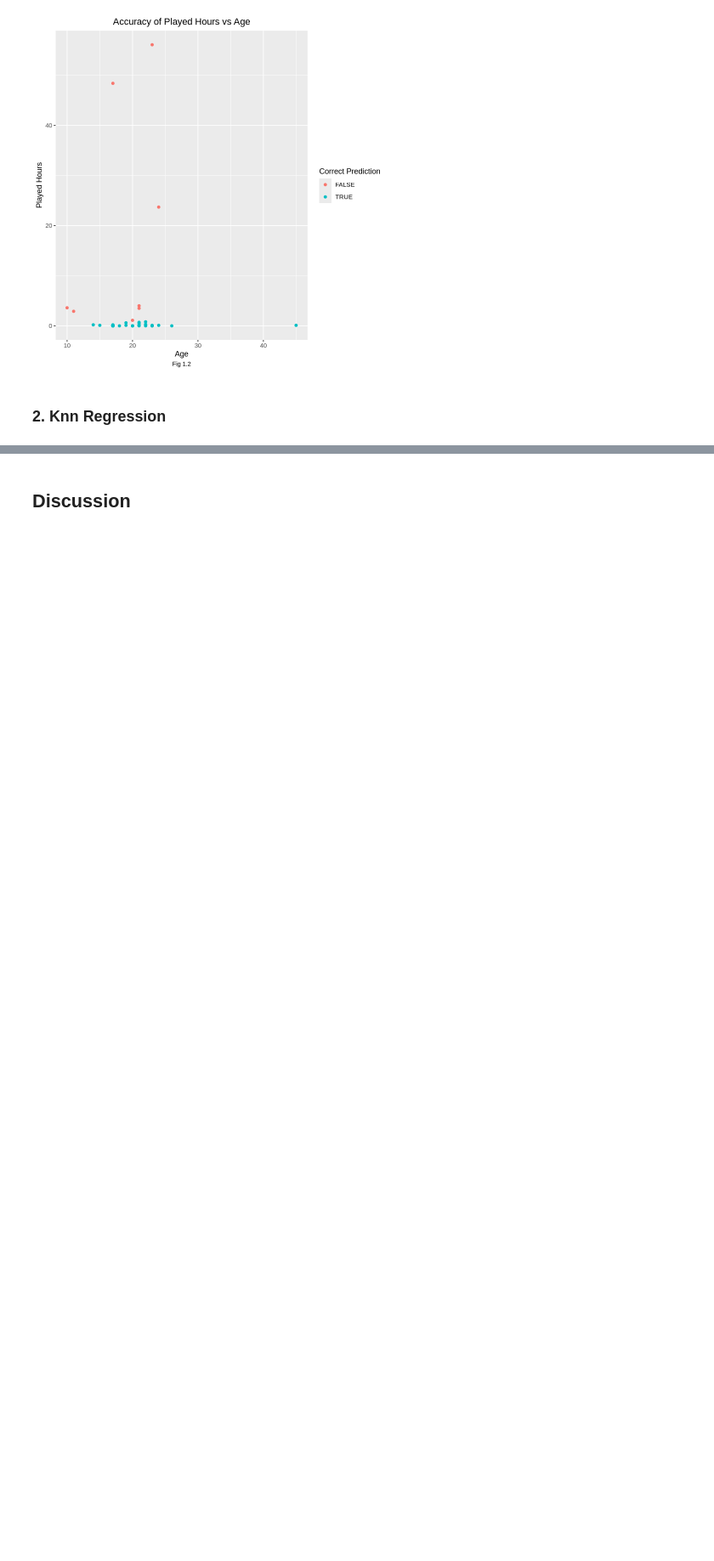
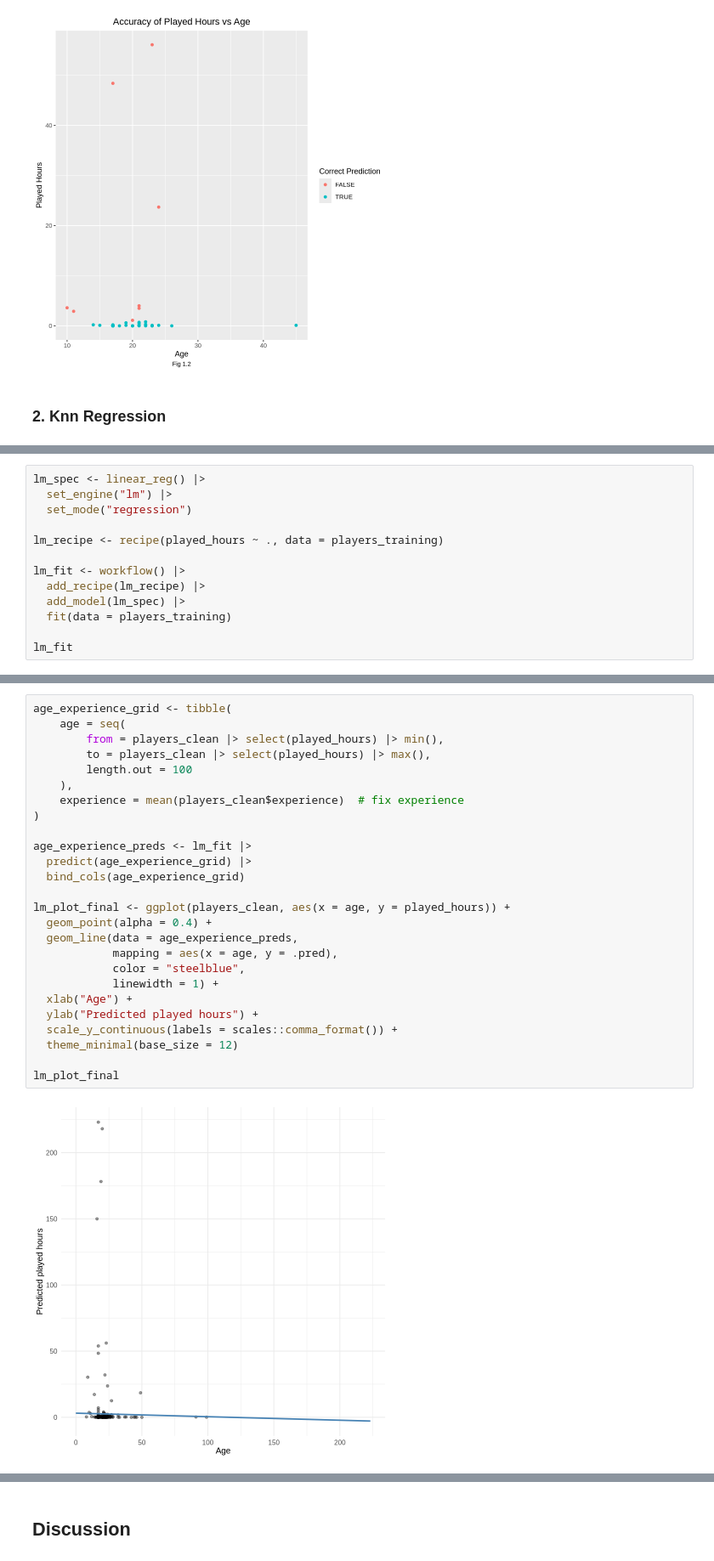
Before and after one commit to Orelye/dsci_100_project, a Jupyter notebook: Compiled.ipynb, the cells around one changed output, grey strips where cells are left out. Shown at 85% size. Cells and saved outputs as stored; diff of their text form; blank space fills up the shorter version.

```diff
--- a/Compiled.ipynb
+++ b/Compiled.ipynb
@@ -302,0 +538,13 @@ A tibble: 12 × 2
+# %%
+lm_spec <- linear_reg() |>
+  set_engine("lm") |>
+  set_mode("regression")
+
+lm_recipe <- recipe(played_hours ~ ., data = players_training)
+
+lm_fit <- workflow() |>
+  add_recipe(lm_recipe) |>
+  add_model(lm_spec) |>
+  fit(data = players_training)
+
+lm_fit
@@ -302,0 +594,28 @@ A tibble: 12 × 2
+# %%
+age_experience_grid <- tibble(
+    age = seq(
+        from = players_clean |> select(played_hours) |> min(),
+        to = players_clean |> select(played_hours) |> max(),
+        length.out = 100
+    ),
+    experience = mean(players_clean$experience)  # fix experience
+)
+
+age_experience_preds <- lm_fit |>
+  predict(age_experience_grid) |>
+  bind_cols(age_experience_grid)
+
+lm_plot_final <- ggplot(players_clean, aes(x = age, y = played_hours)) +
+  geom_point(alpha = 0.4) +
+  geom_line(data = age_experience_preds,
+            mapping = aes(x = age, y = .pred),
+            color = "steelblue",
+            linewidth = 1) +
+  xlab("Age") +
+  ylab("Predicted played hours") +
+  scale_y_continuous(labels = scales::comma_format()) +
+  theme_minimal(base_size = 12)
+
+lm_plot_final
+# %% [output]
+[figure, added]
```
Also changed, not shown: parts of 26 cells of this notebook.
